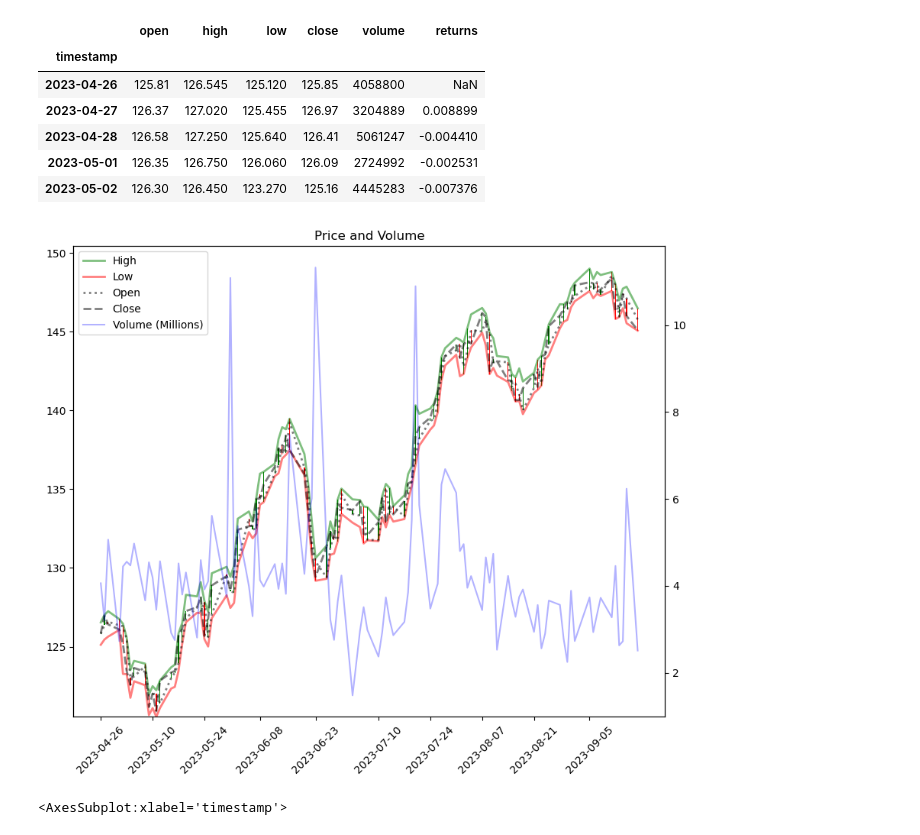
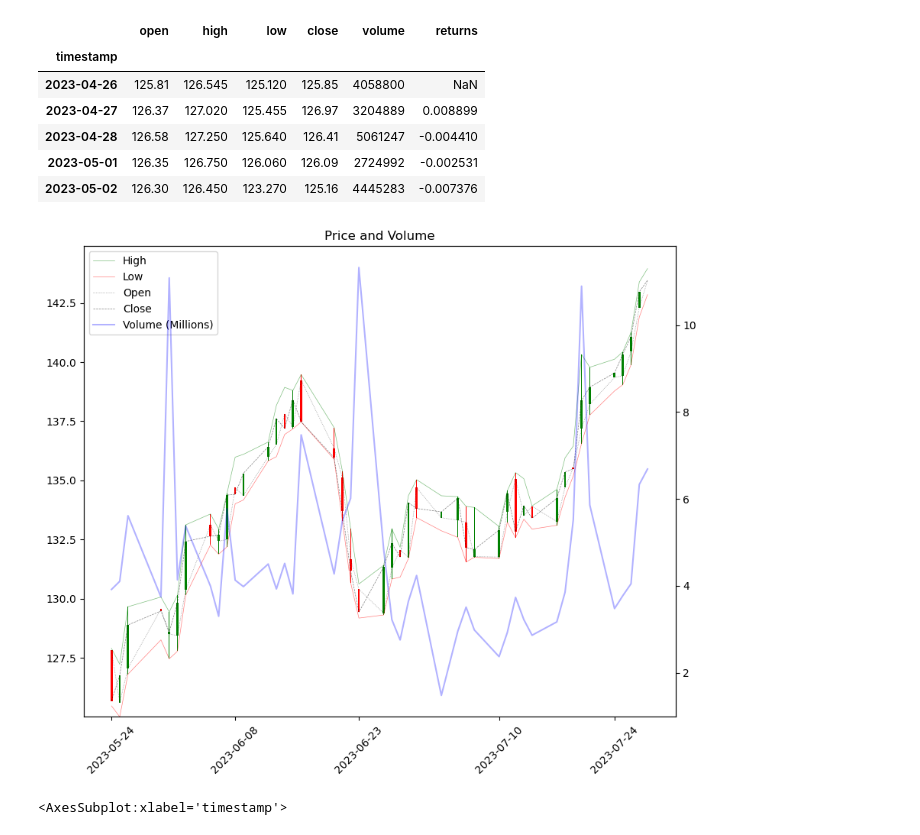
Before and after one commit to peekknuf/finance, a Jupyter notebook: IBM_analysis.ipynb, the cells around one changed output. Cells and saved outputs as stored; diff of their text form; code cells hidden in the pictures.

Commit message:
legends fix

```diff
--- a/IBM_analysis.ipynb
+++ b/IBM_analysis.ipynb
@@ -44,28 +46,31 @@ plt.show()
 # %%
 df_indexed = df.set_index('timestamp').sort_index(ascending=True)
 # %%
+import matplotlib.pyplot as plt
+
 plt.figure(figsize=(18, 6))
 
-plt.plot(df_indexed.index, df_indexed['close'], label='Close', color='blue')
+# Plotting the 'Close' data on the main axis and label it 'Closing Price'
+close_line, = plt.plot(df_indexed.index, df_indexed['close'], color='blue', label='Closing Price')
+
+# Creating the twinx axis for 'Volume' and label it 'Volume'
 ax2 = plt.gca().twinx()
-ax2.plot(df_indexed.index, df_indexed['volume'], label='Volume', color='green')
+volume_line, = ax2.plot(df_indexed.index, df_indexed['volume'], color='green', label='Volume')
 
-
+# Customize the y-axis ticks and labels for 'Volume' to display in millions
 volume_ticks = ax2.get_yticks() / 1000000
 ax2.set_yticks(ax2.get_yticks())
 ax2.set_yticklabels([f'{int(y)}M' for y in volume_ticks])
 ax2.set_ylabel('Volume (Millions)', color='green')
 
-lines, labels = plt.gca().get_legend_handles_labels()
-ax2_lines, ax2_labels = ax2.get_legend_handles_labels()
-lines.extend(ax2_lines)
-labels.extend(ax2_labels)
+# Create a single legend for both lines
+plt.legend([close_line, volume_line], ['Closing Price', 'Volume'], loc='upper left')
 
-plt.legend(lines, labels, loc='upper left')
-
+# Set title, x-label, and grid
 plt.title('Closing Price and Volume Over Time')
 plt.xlabel('Timestamp')
 plt.grid(True)
 
+# Show the plot
 plt.show()
 # %% [output]
@@ -82,46 +87,52 @@ df_indexed.head()
 | 2023-05-01 | 126.35 | 126.750 | 126.060 | 126.09 | 2724992 | -0.002531 |
 | 2023-05-02 | 126.30 | 126.450 | 123.270 | 125.16 | 4445283 | -0.007376 |
 # %%
+import matplotlib.pyplot as plt
+
 def plot_bars(bars, show_lines=False):
+    # Filter data for the desired date range (last week of May to last week of August)
+    start_date = '2023-05-24'  # Change this date to match the last week of May
+    end_date = '2023-07-28'    # Change this date to match the last week of August
+    bars = bars.loc[start_date:end_date]
+
     fig, ax1 = plt.subplots(figsize=(10, 8))
 
     up = bars['close'] >= bars['open']
 
     ax1.bar(bars.index[up], bars.loc[up, 'high'] - bars.loc[up, 'low'], bottom=bars.loc[up, 'low'], color="green", width=0.05)
     ax1.bar(bars.index[~up], bars.loc[~up, 'high'] - bars.loc[~up, 'low'], bottom=bars.loc[~up, 'low'], color="red", width=0.05)
     ax1.bar(bars.index[up], bars.loc[up, 'close'] - bars.loc[up, 'open'], bottom=bars.loc[up, 'open'], color="green", width=0.25)
     ax1.bar(bars.index[~up], bars.loc[~up, 'open'] - bars.loc[~up, 'close'], bottom=bars.loc[~up, 'close'], color="red", width=0.25)
 
     ax2 = ax1.twinx()
     ax2.plot(bars.index, bars['volume'] / 1000000, color='blue', alpha=0.3, label='Volume (Millions)')
 
 
     x_ticks = bars.index[::10]  # Adjust the step to control tick frequency
 
     ax1.set_xticks(x_ticks)
     ax1.set_xticklabels([d.strftime('%Y-%m-%d') for d in x_ticks], rotation=45)
     ax1.set_title('Price and Volume')
 
-
+    lineW = 0.5
     if show_lines:
-        ax1.plot(bars['high'], color='green', alpha=0.5, label='High', linewidth=2)
-        ax1.plot(bars['low'], color='red', alpha=0.5, label='Low', linewidth=2)
-        ax1.plot(bars['open'], color='black', ls=':', alpha=0.5, label='Open', linewidth=2)
-        ax1.plot(bars['close'], color='black', ls='--', alpha=0.5, label='Close', linewidth=2)
+        ax1.plot(bars['high'], color='green', alpha=0.5, label='High', linewidth=lineW)
+        ax1.plot(bars['low'], color='red', alpha=0.5, label='Low', linewidth=lineW)
+        ax1.plot(bars['open'], color='black', ls=':', alpha=0.5, label='Open', linewidth=lineW)
+        ax1.plot(bars['close'], color='black', ls='--', alpha=0.5, label='Close', linewidth=lineW)
 
     lines1, labels1 = ax1.get_legend_handles_labels()
     lines2, labels2 = ax2.get_legend_handles_labels()
     lines = lines1 + lines2
     labels = labels1 + labels2
 
     ax1.legend(lines, labels, loc='upper left')
     ax1.grid(False)
 
-# Assuming you have a DataFrame 'df_indexed' with columns 'open', 'close', 'high', 'low', and 'volume'
 plot_bars(df_indexed, show_lines=True)
 plt.show()
 # %% [output]
-[figure, old version]
+[figure, new version]
 # %%
 df_indexed['returns'].rolling(10).mean().plot()
 # %% [output]
```
Also changed, not shown: parts of 2 cells of this notebook.
